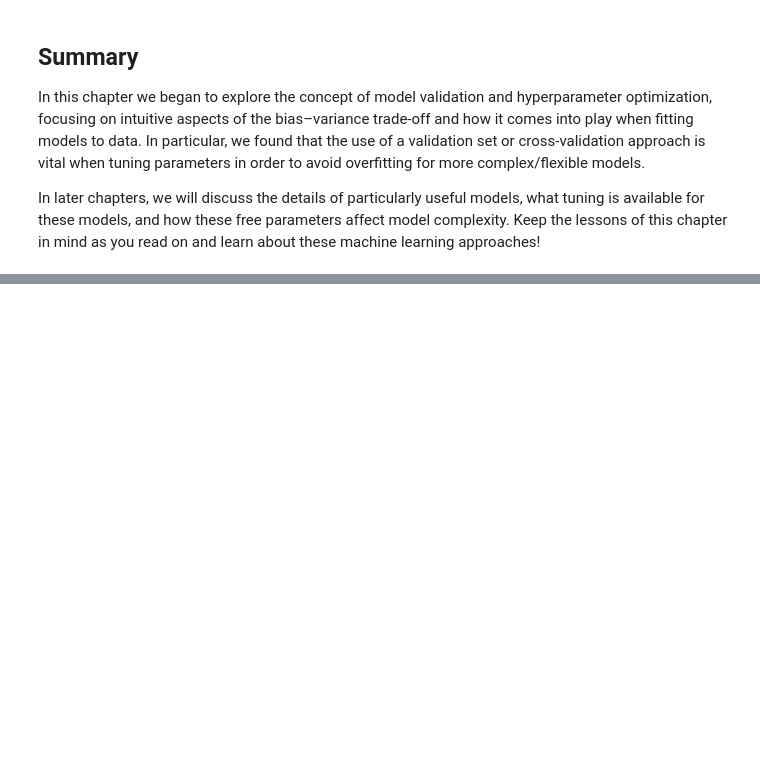
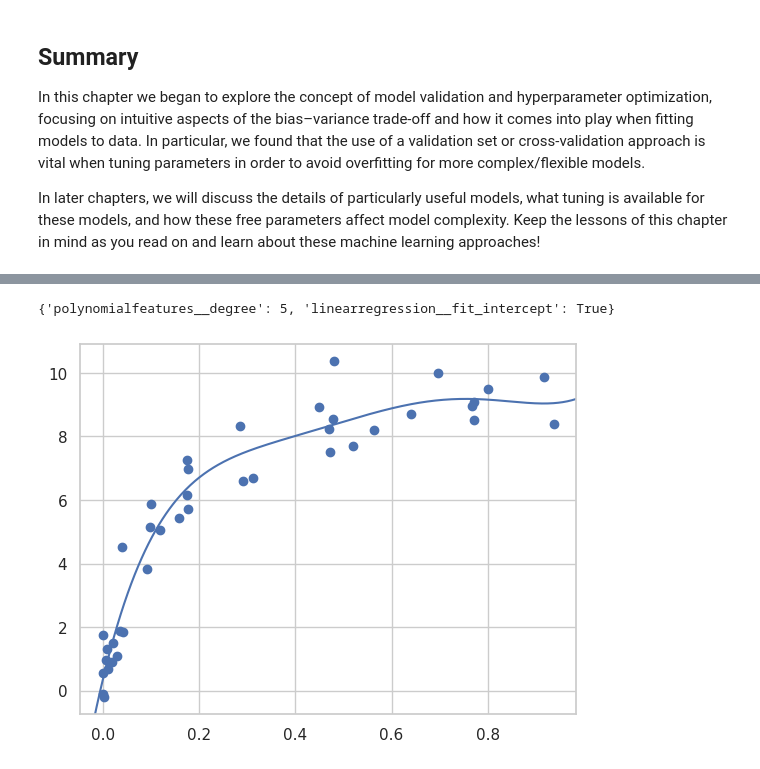
Before and after one commit to falawar7/AAI614_ELAWAR, a Jupyter notebook: Week5/FE_Notebook5_1.ipynb, the cells around one changed output, grey strips where cells are left out. Saved outputs shown, nothing was run; the diff lists cells and outputs as text; code cells hidden in the pictures; blank space fills up the shorter version.

```diff
--- a/Week5/FE_Notebook5_1.ipynb
+++ b/Week5/FE_Notebook5_1.ipynb
@@ -399,0 +476,34 @@ Keep the lessons of this chapter in mind as you read on and learn about these ma
+# %%
+from sklearn.preprocessing import PolynomialFeatures
+from sklearn.linear_model import LinearRegression
+from sklearn.pipeline import Pipeline
+from sklearn.pipeline import make_pipeline
+import numpy as np
+
+
+def PolynomialRegression(degree=4, **kwargs):
+    return make_pipeline(PolynomialFeatures(degree),
+                         LinearRegression(**kwargs))
+# %%
+from sklearn.model_selection import RandomizedSearchCV
+
+param_grid4 = {'polynomialfeatures__degree': np.arange(1,21),
+              'linearregression__fit_intercept': [True, False]}
+# %%
+grid4 = RandomizedSearchCV(PolynomialRegression(), param_grid4, cv=7, random_state = 42)
+# %%
+grid4.fit(X, y);
+# %%
+grid4.best_params_
+# %% [output]
+{'polynomialfeatures__degree': 5, 'linearregression__fit_intercept': True}
+# %%
+model = grid4.best_estimator_
+
+plt.scatter(X.ravel(), y)
+lim = plt.axis()
+y_test = grid4.fit(X, y).predict(X_test)
+plt.plot(X_test.ravel(), y_test);
+plt.axis(lim);
+# %% [output]
+[figure, added]
```
Also changed, not shown: parts of 12 cells of this notebook.
